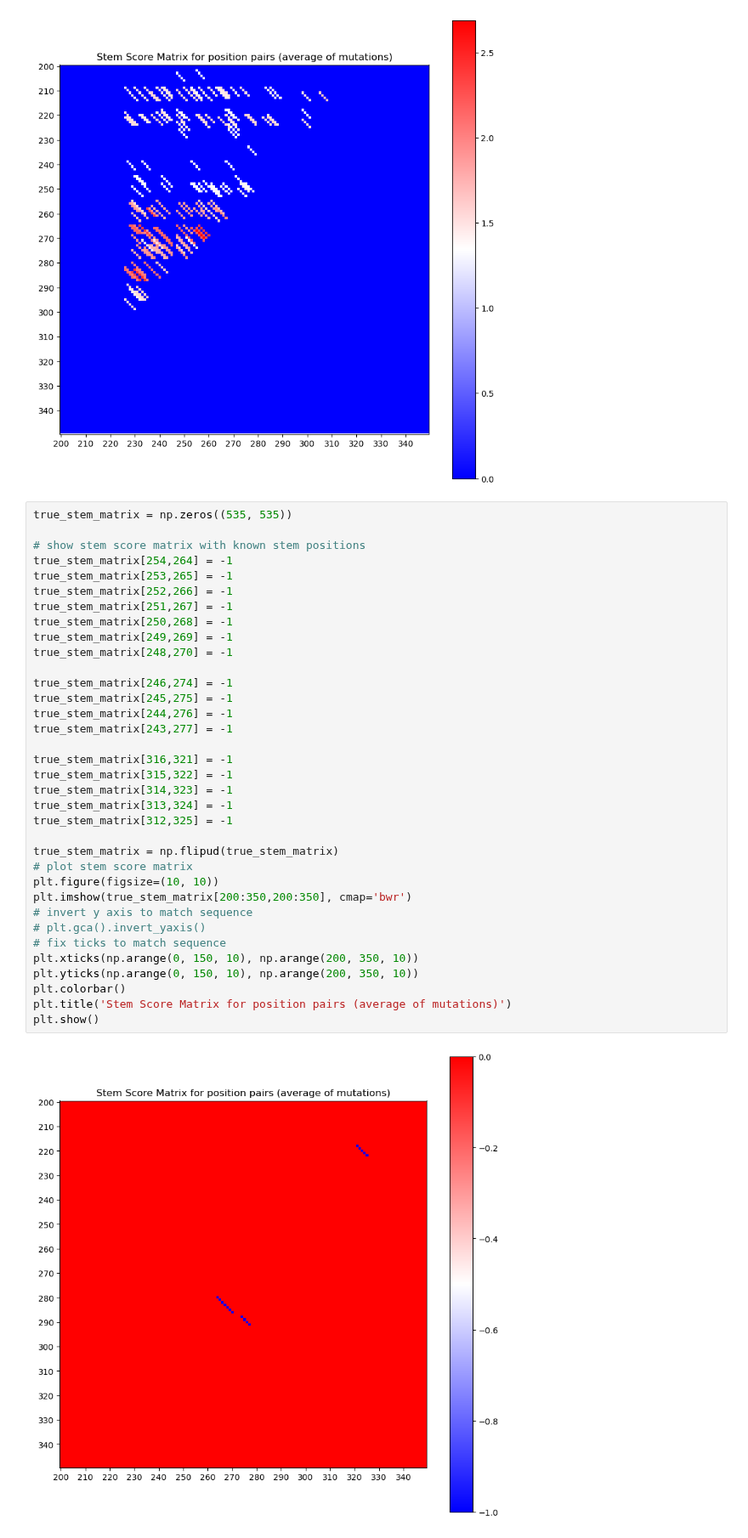
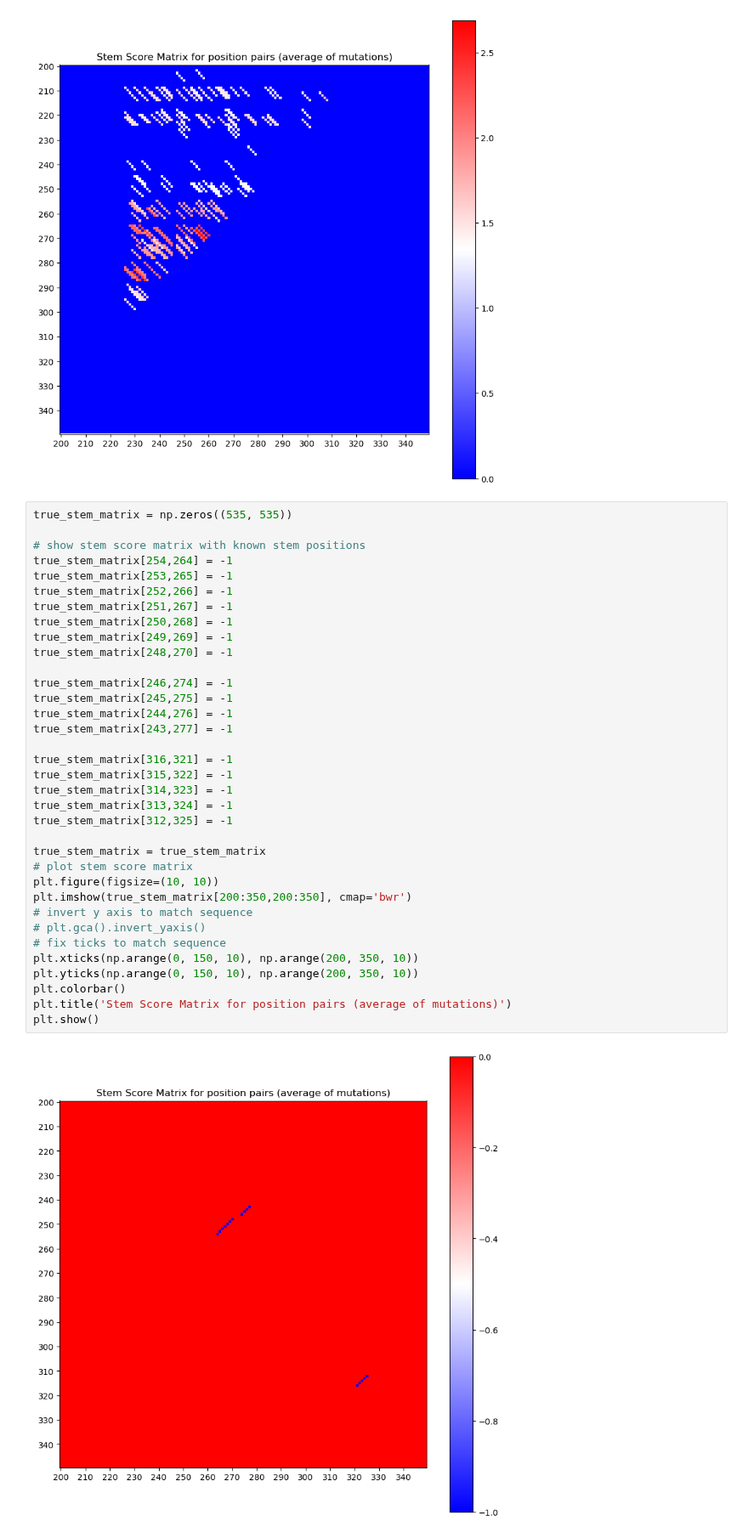
Before and after one commit to JoshuaGensel/MIME_ML, a Jupyter notebook: src/experimental_analysis.ipynb, the cells around one changed output. Shown at 85% size. Drawn from its saved outputs; the diff is of its cells as text.

```diff
--- a/src/experimental_analysis.ipynb
+++ b/src/experimental_analysis.ipynb
@@ -617,35 +614,35 @@ true_stem_matrix[254,264] = -1
 true_stem_matrix[253,265] = -1
 true_stem_matrix[252,266] = -1
 true_stem_matrix[251,267] = -1
 true_stem_matrix[250,268] = -1
 true_stem_matrix[249,269] = -1
 true_stem_matrix[248,270] = -1
 
 true_stem_matrix[246,274] = -1
 true_stem_matrix[245,275] = -1
 true_stem_matrix[244,276] = -1
 true_stem_matrix[243,277] = -1
 
 true_stem_matrix[316,321] = -1
 true_stem_matrix[315,322] = -1
 true_stem_matrix[314,323] = -1
 true_stem_matrix[313,324] = -1
 true_stem_matrix[312,325] = -1
 
-true_stem_matrix = np.flipud(true_stem_matrix)
+true_stem_matrix = true_stem_matrix
 # plot stem score matrix
 plt.figure(figsize=(10, 10))
 plt.imshow(true_stem_matrix[200:350,200:350], cmap='bwr')
 # invert y axis to match sequence
 # plt.gca().invert_yaxis()
 # fix ticks to match sequence
 plt.xticks(np.arange(0, 150, 10), np.arange(200, 350, 10))
 plt.yticks(np.arange(0, 150, 10), np.arange(200, 350, 10))
 plt.colorbar()
 plt.title('Stem Score Matrix for position pairs (average of mutations)')
 plt.show()
 # %% [output]
-[figure, old version]
+[figure, new version]
 # %%
 # look at overlap of true and predicted stem matrix
 plt.figure(figsize=(10, 10))
```
Also changed, not shown: parts of 4 cells of this notebook, 1 other file.
